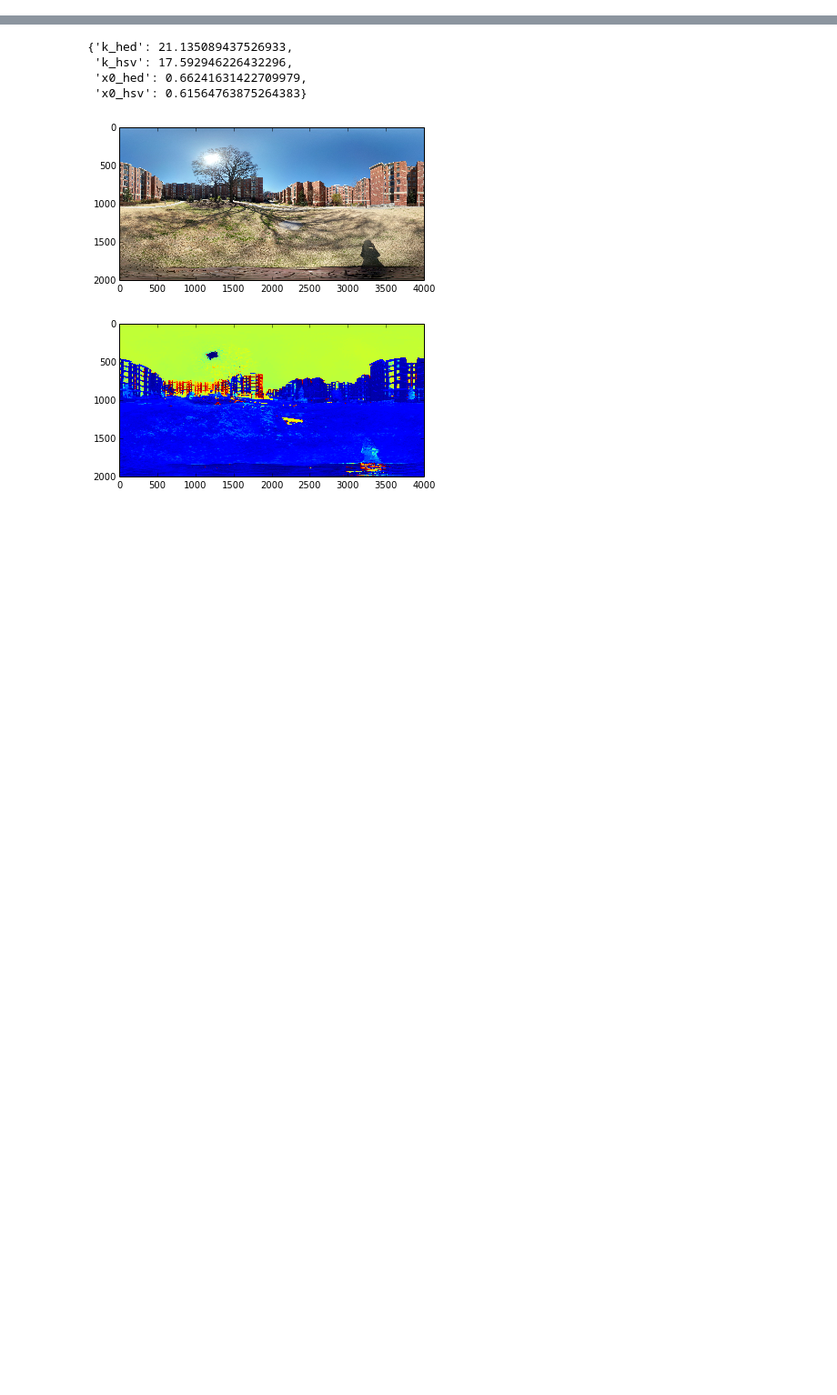
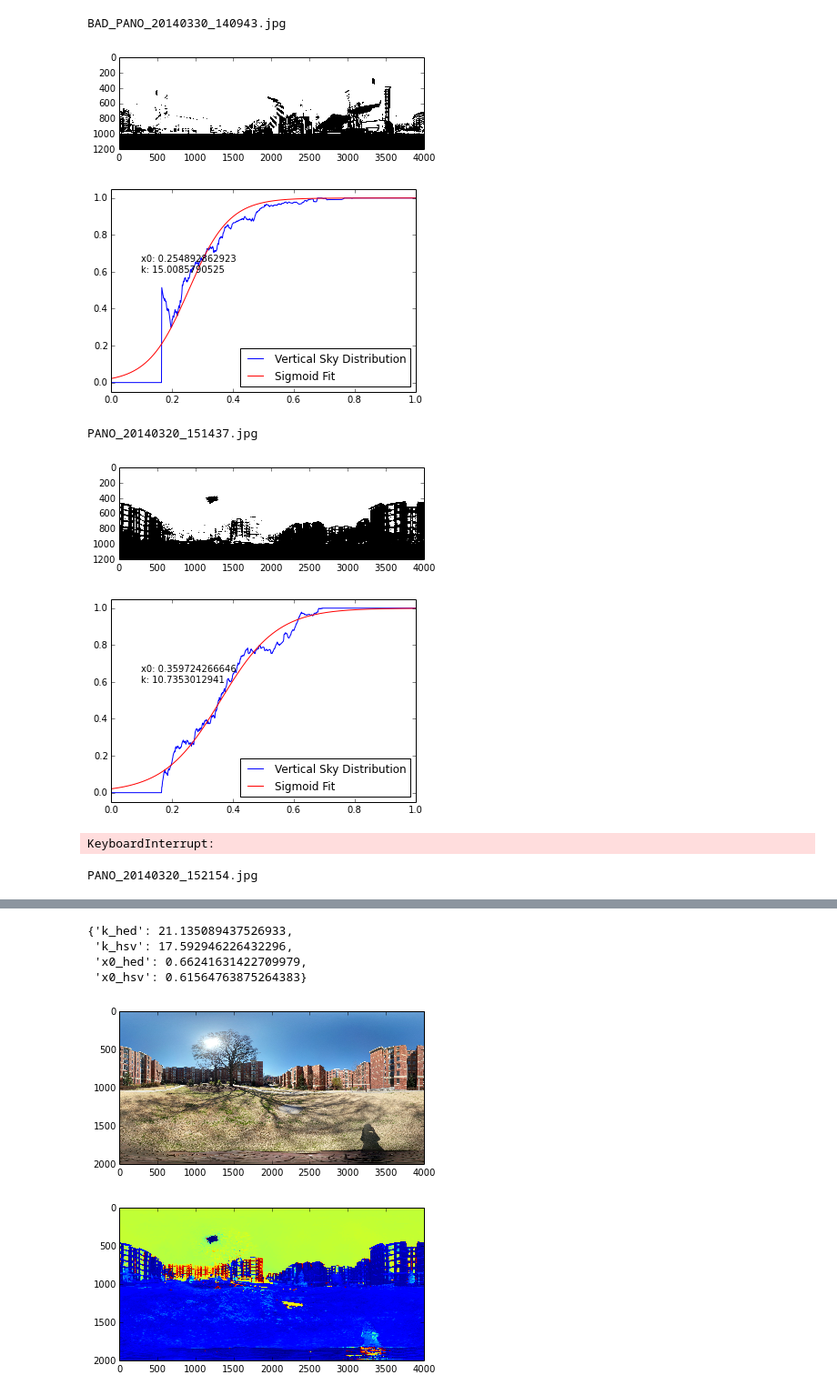
Before and after one commit to ruffsl/CS7616P1, a Jupyter notebook: Code/scrap.ipynb, the cells around one changed output, grey strips where cells are left out. Shown at 91% size. Saved outputs shown, nothing was run; the diff lists cells and outputs as text; code cells hidden in the pictures; blank space fills up the shorter version.

Commit message:
Sigmoid with uper image and masked floor good results with this

```diff
--- a/Code/scrap.ipynb
+++ b/Code/scrap.ipynb
@@ -93,0 +146,16 @@ def get_image_features(im):
+# %%
+im_file = '/home/rox/Pictures/Untitled Folder/'
+
+files = findFiles(im_file,'.jpg')
+for f in files:
+    print f
+    testing1(f)
+# %% [output]
+BAD_PANO_20140330_140943.jpg
+[figure, added]
+[figure, added]
+PANO_20140320_151437.jpg
+[figure, added]
+[figure, added]
+KeyboardInterrupt:
+PANO_20140320_152154.jpg
```
Also changed, not shown: parts of 4 cells of this notebook.
